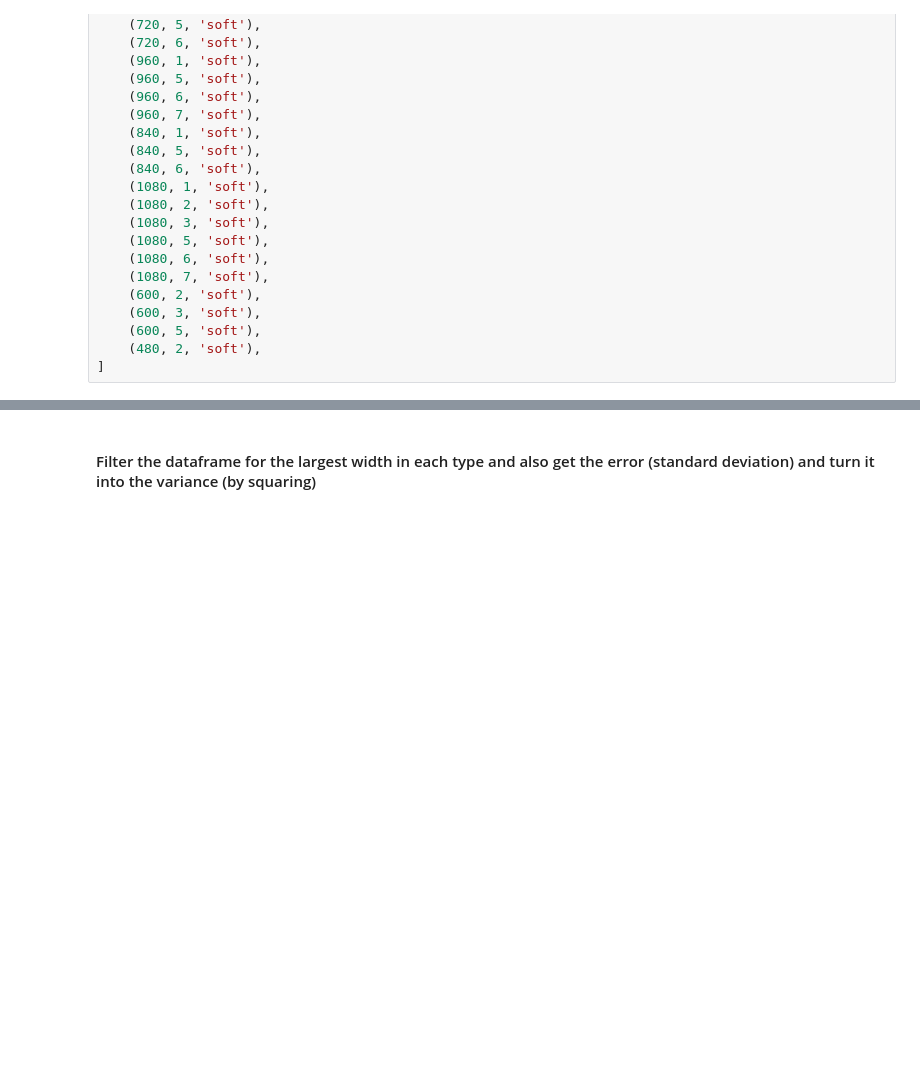
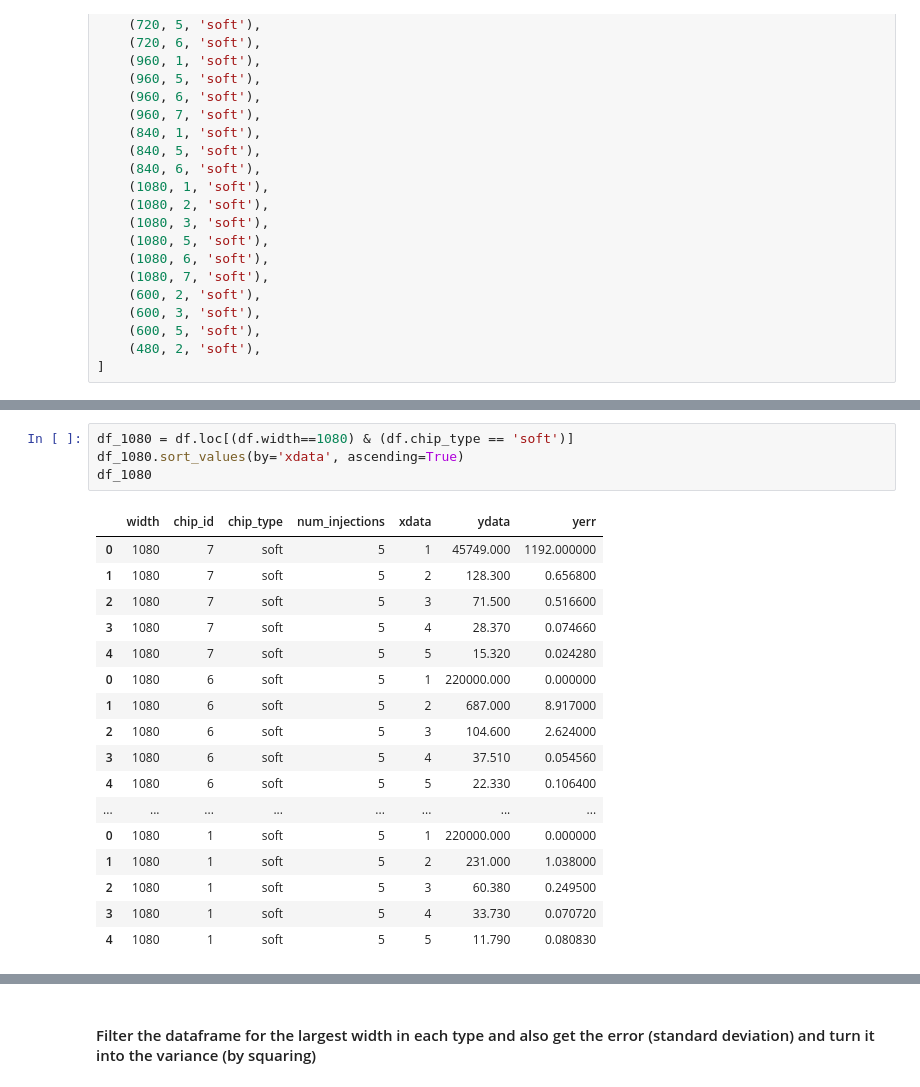
Before and after one commit to mkrause-nps/artificial-muscle, a Jupyter notebook: jupyter_notebooks/analise_statistics.ipynb, the cells around one changed output, grey strips where cells are left out. Saved outputs shown, nothing was run; the diff lists cells and outputs as text; blank space fills up the shorter version.

```diff
--- a/jupyter_notebooks/analise_statistics.ipynb
+++ b/jupyter_notebooks/analise_statistics.ipynb
@@ -92,3 +92,25 @@ df
+# %%
+df_1080 = df.loc[(df.width==1080) & (df.chip_type == 'soft')]
+df_1080.sort_values(by='xdata', ascending=True)
+df_1080
+# %% [output]
+|  | width | chip_id | chip_type | num_injections | xdata | ydata | yerr |
+| 0 | 1080 | 7 | soft | 5 | 1 | 45749.000 | 1192.000000 |
+| 1 | 1080 | 7 | soft | 5 | 2 | 128.300 | 0.656800 |
+| 2 | 1080 | 7 | soft | 5 | 3 | 71.500 | 0.516600 |
+| 3 | 1080 | 7 | soft | 5 | 4 | 28.370 | 0.074660 |
+| 4 | 1080 | 7 | soft | 5 | 5 | 15.320 | 0.024280 |
+| 0 | 1080 | 6 | soft | 5 | 1 | 220000.000 | 0.000000 |
+| 1 | 1080 | 6 | soft | 5 | 2 | 687.000 | 8.917000 |
+| 2 | 1080 | 6 | soft | 5 | 3 | 104.600 | 2.624000 |
+| 3 | 1080 | 6 | soft | 5 | 4 | 37.510 | 0.054560 |
+| 4 | 1080 | 6 | soft | 5 | 5 | 22.330 | 0.106400 |
+| ... | ... | ... | ... | ... | ... | ... | ... |
+| 0 | 1080 | 1 | soft | 5 | 1 | 220000.000 | 0.000000 |
+| 1 | 1080 | 1 | soft | 5 | 2 | 231.000 | 1.038000 |
+| 2 | 1080 | 1 | soft | 5 | 3 | 60.380 | 0.249500 |
+| 3 | 1080 | 1 | soft | 5 | 4 | 33.730 | 0.070720 |
+| 4 | 1080 | 1 | soft | 5 | 5 | 11.790 | 0.080830 |
 # %%
 df_last_injection = df.loc[df.xdata == df.num_injections]
 df_last_injection
```
Also changed, not shown: parts of 2 cells of this notebook, 1 other file.
